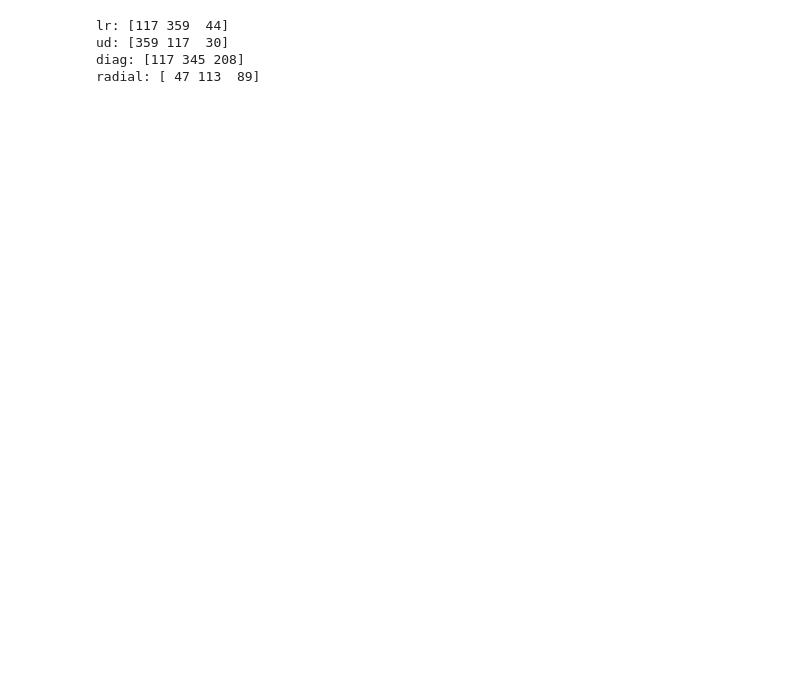
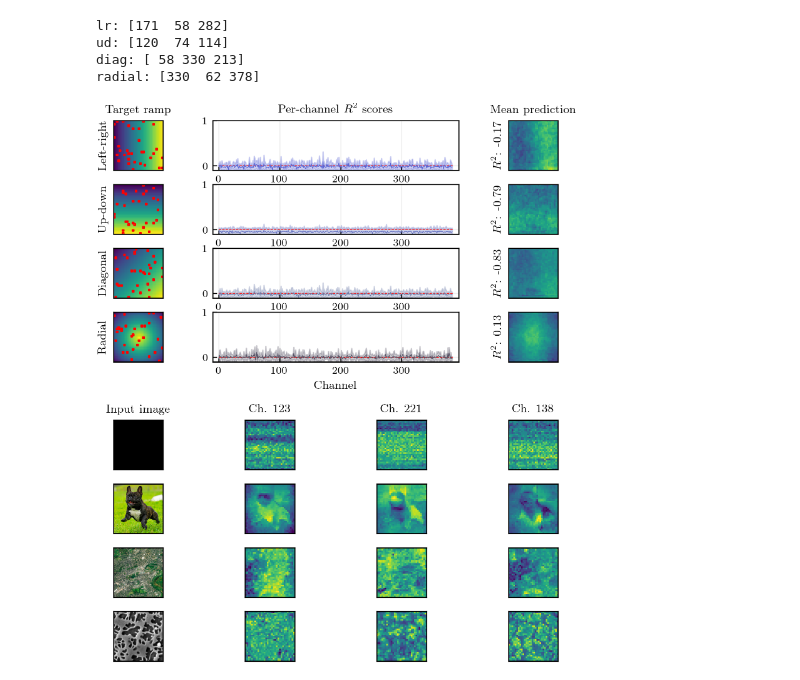
Before and after one commit to tldr-group/dino-saw, a Jupyter notebook: notebooks/thesis_figures/02_linear_probe.ipynb, the cells around one changed output. Cells and saved outputs as stored; diff of their text form; code cells hidden in the pictures; blank space fills up the shorter version.

```diff
--- a/notebooks/thesis_figures/02_linear_probe.ipynb
+++ b/notebooks/thesis_figures/02_linear_probe.ipynb
@@ -16,7 +16,7 @@ torch.manual_seed(SEED)
 np.random.seed(SEED)
 DEVICE = 'cuda:0'
 # %%
-selected_model = 'dv2'
+selected_model = 'alibi_dv3'
 model = get_model(selected_model, '../../trained_models', device=DEVICE, conf_path='../../dinov3')
 n_dims = 768 if '_b' in selected_model else 384
 # n_dims = 256
@@ -38,7 +38,8 @@ for img_file in image_files:
     features.append(feats)
 # %%
 preview_folder = '../paper_figures/data/linear_probe/'
-preview_img_names = ['black_square_518.png', 'bulldog_518.png', 'edinburgh.png', '000.png']
+# preview_img_names = ['black_square_518.png', 'bulldog_518.png', 'edinburgh.png', '000.png']
+preview_img_names = ['000.png', '000394_square.png', 'EBC.png', 'dog.png']
 preview_feats = []
 preview_imgs: list[Image.Image] = []
 
@@ -141,7 +142,19 @@ color_map: dict[ModelTypes, dict[RampTypes, str]] = {
         'ud': "#DA5F5F",
         'diag': '#AB6060',
         'radial': '#665656',
-    }
+    },
+    'alibi_dv2': {
+        'lr': '#16ce37',
+        'ud': '#87f1ab',
+        'diag': '#5f978b',
+        'radial': '#133b32',
+    },
+    'alibi_dv2_coco': {
+            'lr': '#16ce37',
+            'ud': '#87f1ab',
+            'diag': '#5f978b',
+            'radial': '#133b32',
+        }
 }
 
 ramp_to_title: dict[RampTypes, str] = {
@@ -184,13 +197,15 @@ for row, ramp in enumerate(ramps):
     print(f"{ramp}: {np.argsort(-mean_channel_scores)[:3]}")
     worst_channels.extend(list(np.argsort(-mean_channel_scores)[:2]))
 
+    colors = color_map.get(selected_model, color_map['dv2'])
+
     score_ax.hlines(0, 0, n_dims, 'red', '--')
-    score_ax.plot(mean_channel_scores, color=color_map[selected_model][ramp])
+    score_ax.plot(mean_channel_scores, color=colors[ramp])
     score_ax.fill_between(
         np.arange(n_dims),
         mean_channel_scores - std_channel_scores,
         mean_channel_scores + std_channel_scores,
-        color=color_map[selected_model][ramp],
+        color=colors[ramp],
         alpha=0.3,
     )
     score_ax.set_ylim(-0.1, 1)
@@ -225,8 +240,10 @@ bad_channel_map = {
     'sam_b': [50, 27, 210],
     'deit': [173, 99, 302],
     'alibi_dv2_cb': [78, 73, 228],
+    'alibi_dv2_coco': [47, 113, 228],
 }
 bad_channels = bad_channel_map.get(selected_model, [47, 117, 359])
+bad_channels =list(np.random.randint(0, n_dims, 3))
 
 top_preview_ax = None
 for i, img in enumerate(preview_imgs):
@@ -241,35 +258,36 @@ for i, img in enumerate(preview_imgs):
         img_ax.set_title('Input image')
 
     feats = preview_feats[i]
     for j, ch in enumerate(bad_channels):
         ch_ax = fig.add_subplot(gs[gs_row, j + 1])
         selected_ch = feats[:, :, ch]
         ch_ax.imshow(selected_ch, cmap='viridis')
         ch_ax.set_xticks([])
         ch_ax.set_yticks([])
 
         if i == 0:
             ch_ax.set_title(f'Ch. {ch}')
 
 # labels = ['(a)', '(b)']
 # axes = [top_left_ramp_ax, top_preview_ax]
 # for i in range(2):
 #     ax = axes[i]
 #     text_str = "$\\textbf{" + labels[i] + "}$"
 #     ax.text(
 #         -0.55,
 #         1.15,
 #         text_str,
 #         transform=ax.transAxes,
 #         fontweight='bold',
 #         color='black',
 #     )
 
 # plt.savefig('saved/02_vertical.png', dpi=300, bbox_inches='tight')
 plt.savefig(f"out/linear_probe_{selected_model}.pdf", dpi=300, bbox_inches='tight')
-plt.close()
+# plt.close()
 # %% [output]
-lr: [117 359  44]
-ud: [359 117  30]
-diag: [117 345 208]
-radial: [ 47 113  89]
+lr: [171  58 282]
+ud: [120  74 114]
+diag: [ 58 330 213]
+radial: [330  62 378]
+[figure, added]
```
Also changed, not shown: 8 other files.
